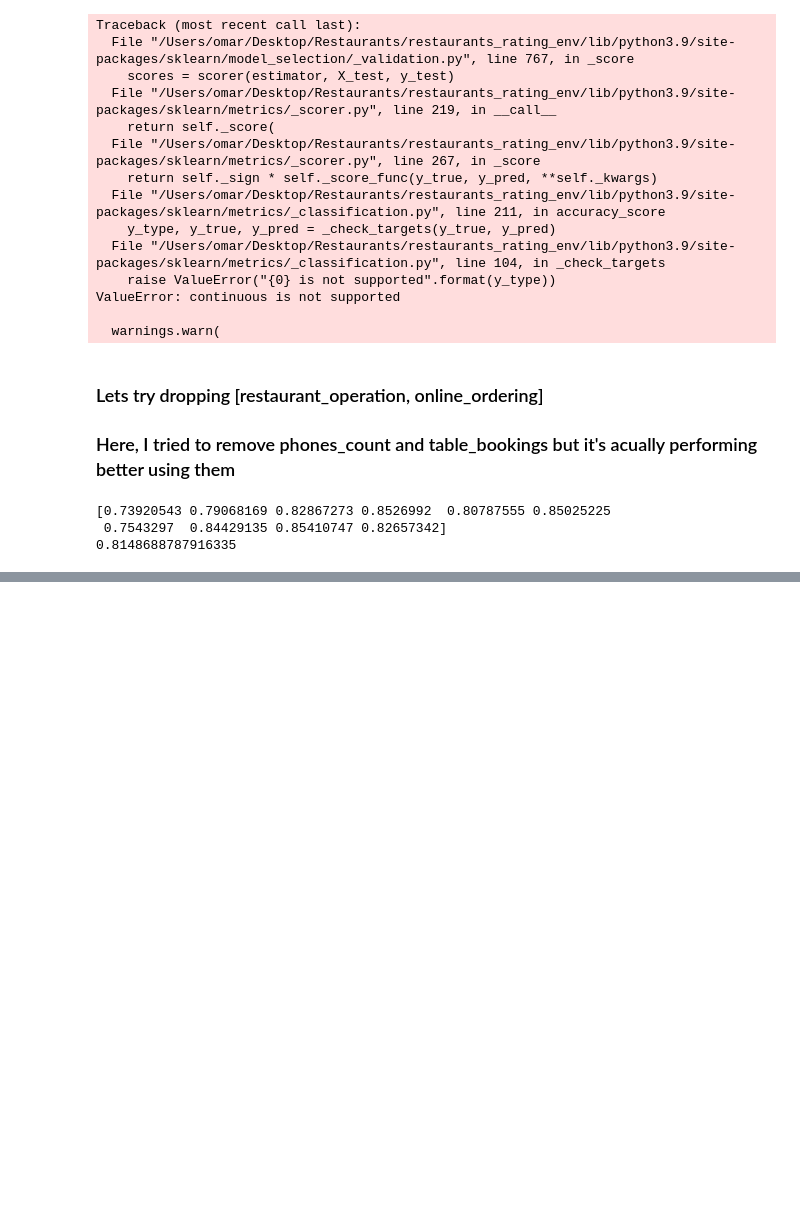
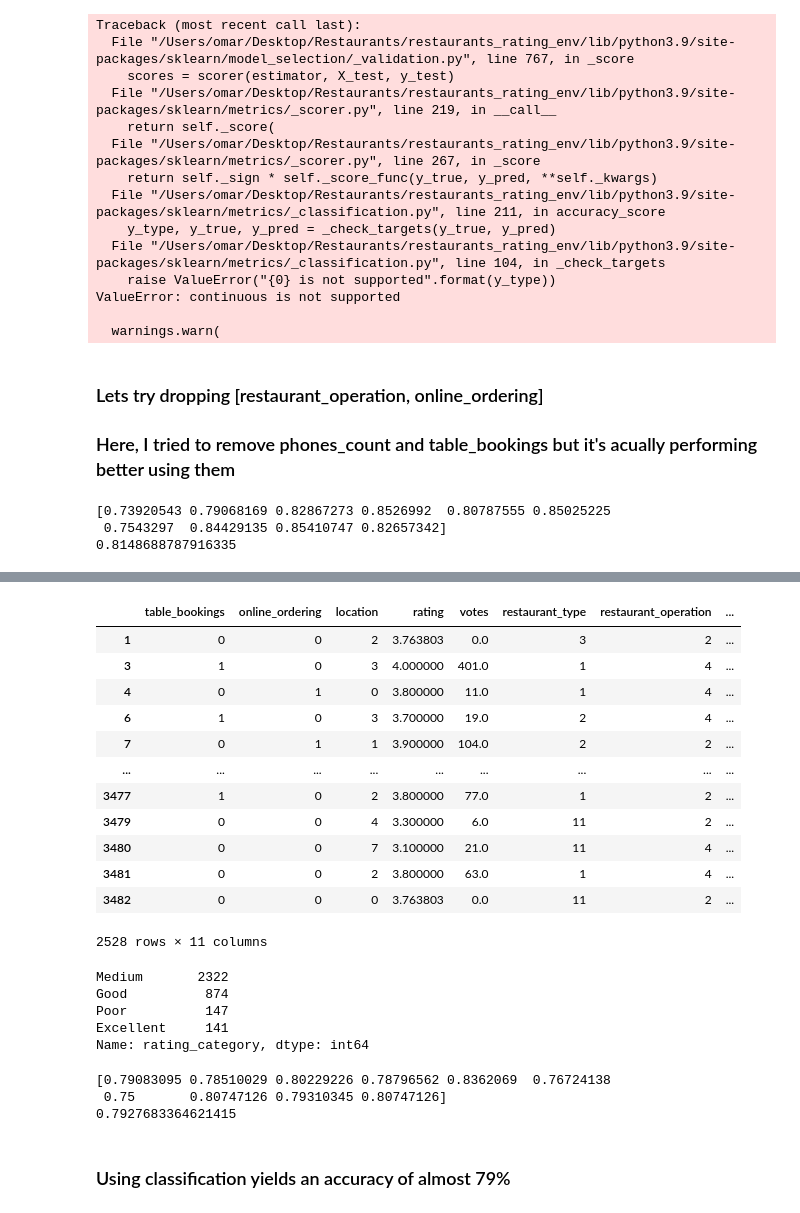
Before and after one commit to Ahmed-Abd-El-Samea/restaurants_ratings_prediction, a Jupyter notebook: restaurant_rating_prediction.ipynb, the cells around one changed output, grey strips where cells are left out. Cells and saved outputs as stored; diff of their text form; code cells hidden in the pictures; blank space fills up the shorter version.

Commit message:
Adding classification

```diff
--- a/restaurant_rating_prediction.ipynb
+++ b/restaurant_rating_prediction.ipynb
@@ -692,0 +720,16 @@ print(np.mean(cv_results))
+# %%
+df[df['rating'].between(3, 4)]
+# %% [output]
+|  | table_bookings | online_ordering | location | rating | votes | restaurant_type | restaurant_operation | ... |
+| 1 | 0 | 0 | 2 | 3.763803 | 0.0 | 3 | 2 | ... |
+| 3 | 1 | 0 | 3 | 4.000000 | 401.0 | 1 | 4 | ... |
+| 4 | 0 | 1 | 0 | 3.800000 | 11.0 | 1 | 4 | ... |
+| 6 | 1 | 0 | 3 | 3.700000 | 19.0 | 2 | 4 | ... |
+| 7 | 0 | 1 | 1 | 3.900000 | 104.0 | 2 | 2 | ... |
+| ... | ... | ... | ... | ... | ... | ... | ... | ... |
+| 3477 | 1 | 0 | 2 | 3.800000 | 77.0 | 1 | 2 | ... |
+| 3479 | 0 | 0 | 4 | 3.300000 | 6.0 | 11 | 2 | ... |
+| 3480 | 0 | 0 | 7 | 3.100000 | 21.0 | 11 | 4 | ... |
+| 3481 | 0 | 0 | 2 | 3.800000 | 63.0 | 1 | 4 | ... |
+| 3482 | 0 | 0 | 0 | 3.763803 | 0.0 | 11 | 2 | ... |
+2528 rows × 11 columns
@@ -692,0 +748,22 @@ print(np.mean(cv_results))
+# %%
+df['rating_category'].value_counts()
+# %% [output]
+Medium       2322
+Good          874
+Poor          147
+Excellent     141
+Name: rating_category, dtype: int64
+# %%
+kf = KFold(n_splits=10, shuffle=True, random_state=42)
+X = StandardScaler().fit_transform(df.drop(['rating', 'rating_category', 'restaurant_operation', 'online_ordering'], axis=1))
+y = LabelEncoder().fit_transform(df['rating'])
+rf_reg = RandomForestClassifier(n_estimators=300)
+cv_results = cross_val_score(rf_reg, X, y, cv=kf)
+print(cv_results)
+print(np.mean(cv_results))
+# %% [output]
+[0.79083095 0.78510029 0.80229226 0.78796562 0.8362069  0.76724138
+ 0.75       0.80747126 0.79310345 0.80747126]
+0.7927683364621415
+# %% [markdown]
+### Using classification yields an accuracy of almost 79%
```
Also changed, not shown: parts of 11 cells of this notebook.
